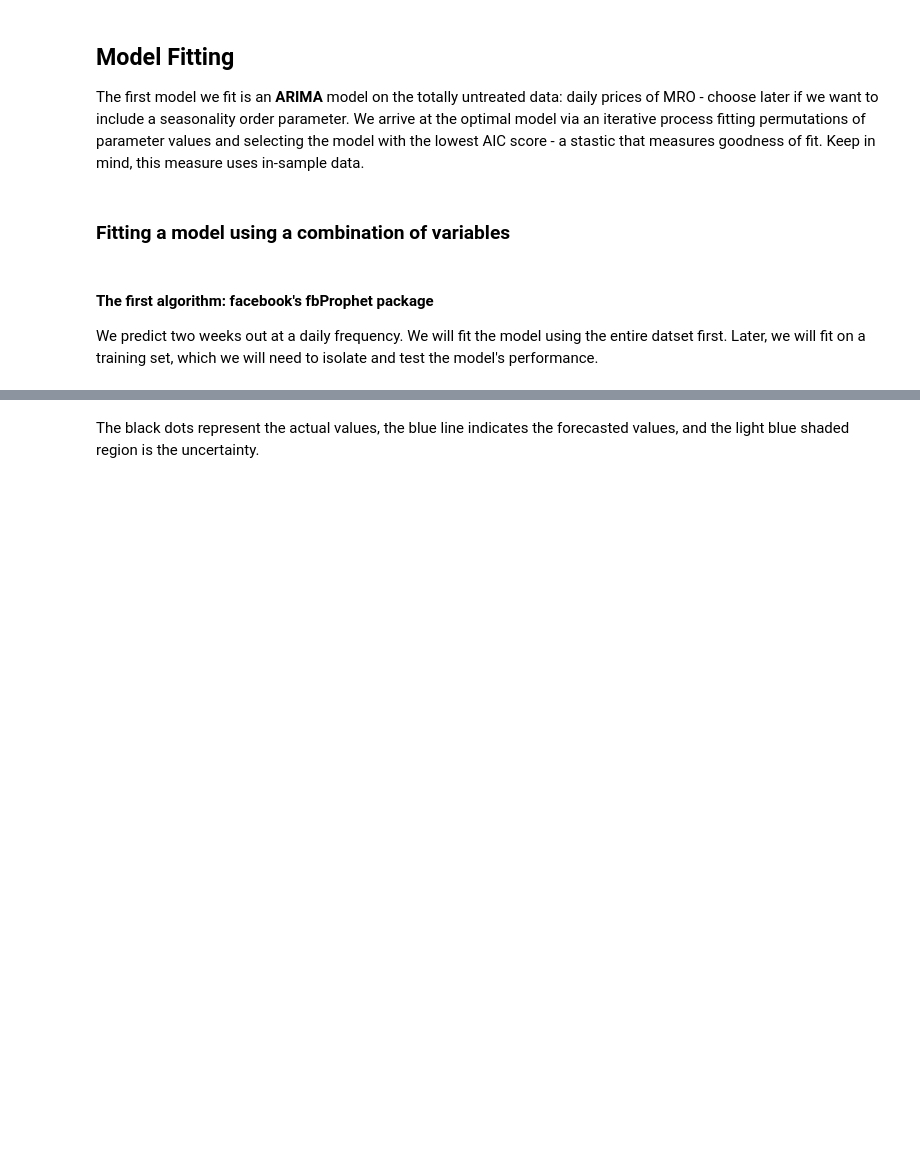
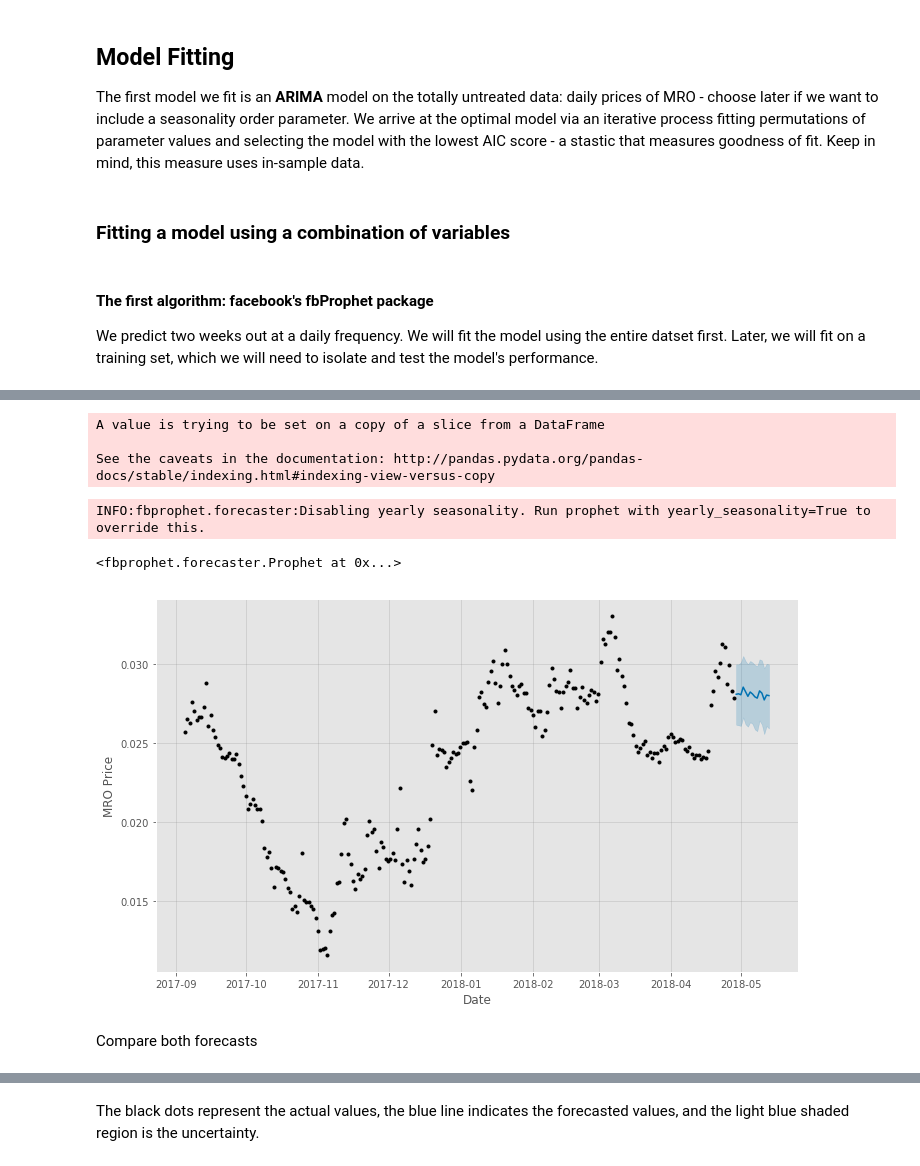
Before and after one commit to calleja/timeSeries, a Jupyter notebook: time_series_crypto_vol_vars.ipynb, the cells around one changed output, grey strips where cells are left out. Saved outputs shown, nothing was run; the diff lists cells and outputs as text; code cells hidden in the pictures; blank space fills up the shorter version.

```diff
--- a/time_series_crypto_vol_vars.ipynb
+++ b/time_series_crypto_vol_vars.ipynb
@@ -193,0 +198,28 @@ plt.show()
+# %%
+regressor_df=fb_version[['ds','y','vol_15day']]
+# %%
+prediction=regressor_df[-15:] # the bottom 15 observations
+prediction.drop('y',inplace=True,axis=1)
+# %% [output]
+A value is trying to be set on a copy of a slice from a DataFrame
+
+See the caveats in the documentation: http://pandas.pydata.org/pandas-docs/stable/indexing.html#indexing-view-versus-copy
+# %%
+ts_prophet=fbprophet.Prophet(changepoint_prior_scale=0.15)
+ts_prophet.add_regressor('vol_15day')
+ts_prophet.fit(regressor_df.iloc[:-15,])
+# %% [output]
+INFO:fbprophet.forecaster:Disabling yearly seasonality. Run prophet with yearly_seasonality=True to override this.
+<fbprophet.forecaster.Prophet at 0x...>
+# %%
+#ts_forecast=ts_prophet.make_future_dataframe(periods=14,freq='D')
+ts_forecast=ts_prophet.predict(prediction)
+regressor_forecast=ts_forecast[['ds','yhat']]
+# %%
+plt.close()
+ts_prophet.plot(ts_forecast,xlabel='Date', ylabel='MRO Price')
+plt.show()
+# %% [output]
+[figure, added]
+# %% [markdown]
+Compare both forecasts
```
Also changed, not shown: parts of 28 cells of this notebook, 1 other file.
